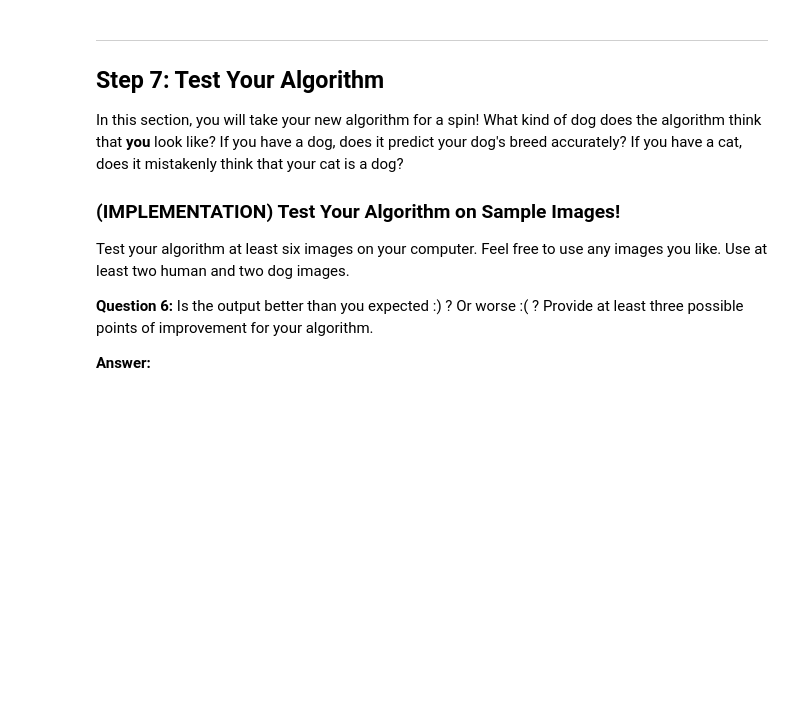
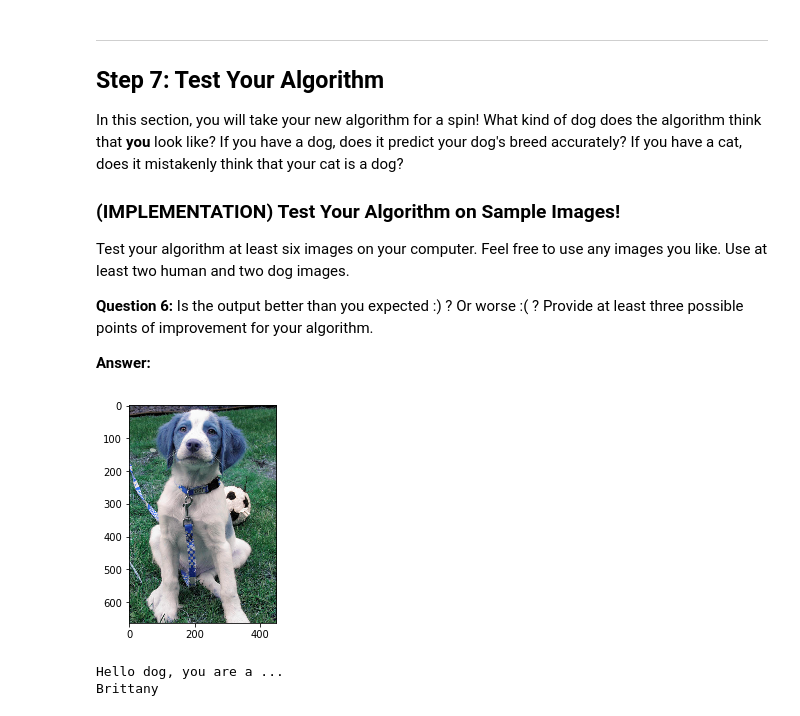
Before and after one commit to bodsul/CNNDogBreedClassifier, a Jupyter notebook: dog_app.ipynb, the cells around one changed output. Drawn from its saved outputs; the diff is of its cells as text; code cells hidden in the pictures; blank space fills up the shorter version.

Commit message:
Add transfer learning model based on InceptionNet

```diff
--- a/dog_app.ipynb
+++ b/dog_app.ipynb
@@ -573,0 +630,9 @@ You are welcome to [augment the training data](https://blog.keras.io/building-po
+# %%
+### TODO: Train the model.
+from keras.callbacks import ModelCheckpoint
+checkpointer = ModelCheckpoint(filepath='saved_models/weights.best.InceptionV3.hdf5',
+                               verbose=1, save_best_only=True)
+
+InceptionV3_model.fit(train_InceptionV3, train_targets,
+          validation_data=(valid_InceptionV3, valid_targets),
+          epochs=20, batch_size=20, callbacks=[checkpointer], verbose=1)
@@ -575,6 +659,7 @@ You are welcome to [augment the training data](https://blog.keras.io/building-po
 ### (IMPLEMENTATION) Load the Model with the Best Validation Loss
 # %%
 ### TODO: Load the model weights with the best validation loss.
+InceptionV3_model.load_weights('saved_models/weights.best.InceptionV3.hdf5')
 # %% [markdown]
 ### (IMPLEMENTATION) Test the Model
 
@@ -599,6 +692,15 @@ where `{network}`, in the above filename, should be one of `VGG19`, `Resnet50`,
 # %%
 ### TODO: Write a function that takes a path to an image as input
 ### and returns the dog breed that is predicted by the model.
+from extract_bottleneck_features import *
+
+def InceptionV3_predict_breed(img_path):
+    # extract bottleneck features
+    bottleneck_feature = extract_InceptionV3(path_to_tensor(img_path))
+    # obtain predicted vector
+    predicted_vector = InceptionV3_model.predict(bottleneck_feature)
+    # return dog breed that is predicted by the model
+    return dog_names[np.argmax(predicted_vector)]
 # %% [markdown]
 ---
 <a id='step6'></a>
@@ -623,3 +722,16 @@ Some sample output for our algorithm is provided below, but feel free to design
+# %%
+### TODO: Write your algorithm.
+### Feel free to use as many code cells as needed.
+def detector(img_path):
+    img = cv2.imread(img_path)
+    plt.imshow(img)
+    plt.show()
+    if dog_detector(img_path) or face_detector(img_path):
+        prediction = InceptionV3_predict_breed(img_path)
+        if dog_detector(img_path): print("Hello dog, you are a ...")
+        else: print("Hello human, you look like a ...")
+        print(prediction)
+    else: print("Error: no dog or human is present in your image")
 # %% [markdown]
 ---
 <a id='step7'></a>
@@ -637,4 +749,9 @@ __Answer:__
 # %%
 ## TODO: Execute your algorithm from Step 6 on
 ## at least 6 images on your computer.
 ## Feel free to use as many code cells as needed.
+detector('images/Brittany_02625.jpg')
+# %% [output]
+[figure, added]
+Hello dog, you are a ...
+Brittany
```
Also changed, not shown: parts of 15 cells of this notebook, 2 other files.
